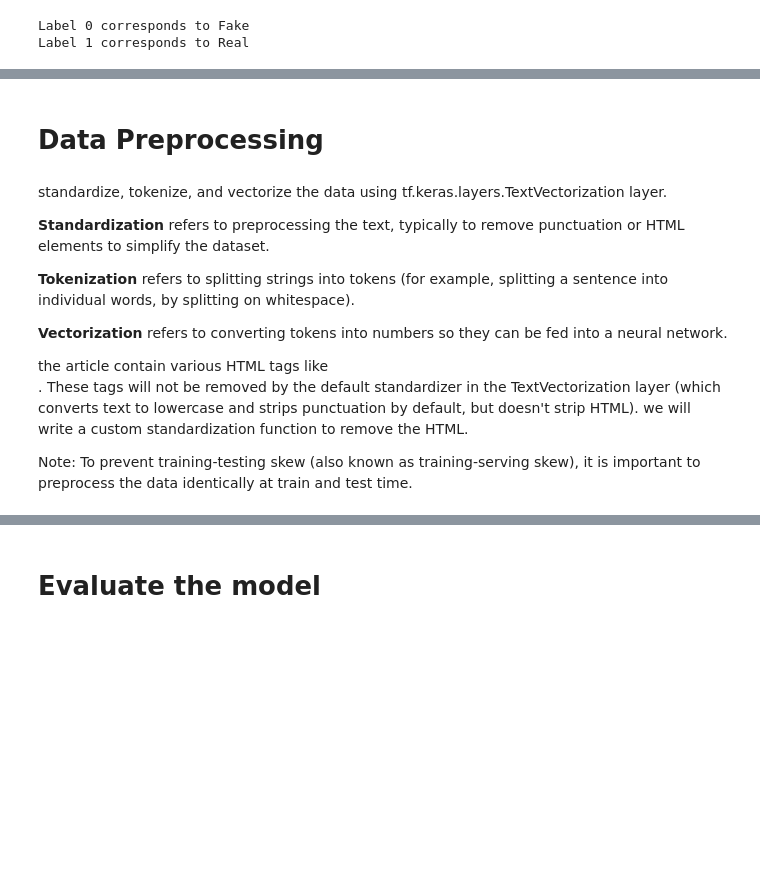
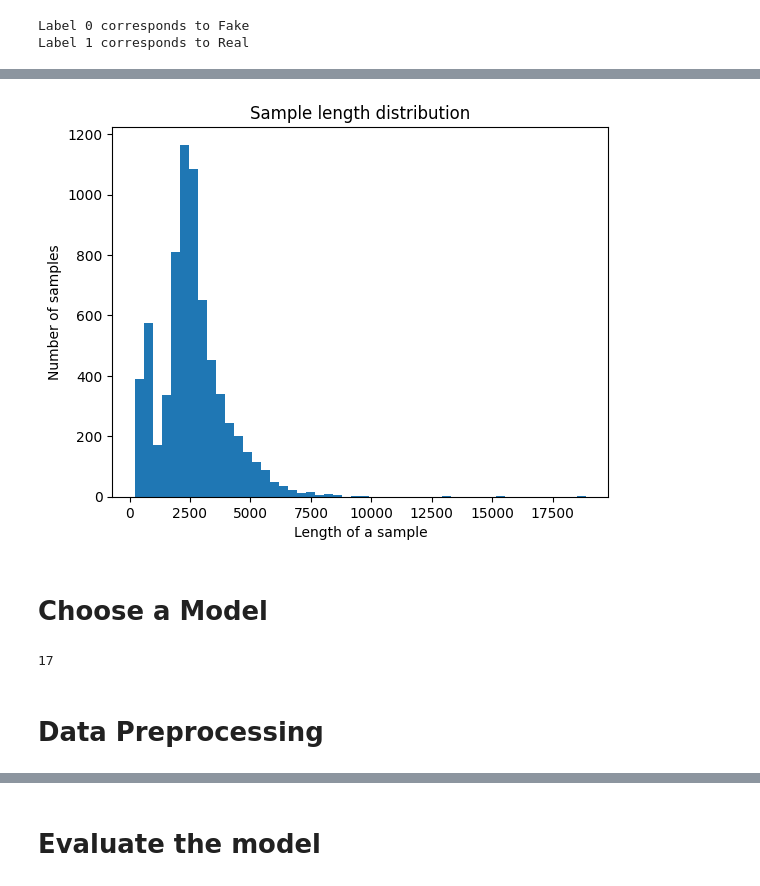
Before and after one commit to AnjaliDharmik/Fake-News-Detection, a Jupyter notebook: Model/Fake_News_Detection.ipynb, the cells around one changed output, grey strips where cells are left out. Saved outputs shown, nothing was run; the diff lists cells and outputs as text; code cells hidden in the pictures; blank space fills up the shorter version.

```diff
--- a/Model/Fake_News_Detection.ipynb
+++ b/Model/Fake_News_Detection.ipynb
@@ -101,14 +329,17 @@ Label 1 corresponds to Real
+# %%
+# Distribution of sample length: Distribution showing the number of words per sample in the dataset.
+plot_sample_length_distribution(train_text)
+# %% [output]
+[figure, added]
+# %% [markdown]
+# Choose a Model
+# %%
+# Calculate the number of samples/number of words per sample ratio.
+number_of_samples = len(train_text)
+number_of_words_per_sample = get_num_words_per_sample(train_text)
+ratio = number_of_samples / number_of_words_per_sample
+print(int(ratio))
+# %% [output]
+17
 # %% [markdown]
 # Data Preprocessing
-# %% [markdown]
-standardize, tokenize, and vectorize the data using tf.keras.layers.TextVectorization layer.
-
-**Standardization** refers to preprocessing the text, typically to remove punctuation or HTML elements to simplify the dataset.
-
-**Tokenization** refers to splitting strings into tokens (for example, splitting a sentence into individual words, by splitting on whitespace).
-
-**Vectorization** refers to converting tokens into numbers so they can be fed into a neural network.
-
-the article contain various HTML tags like <br />. These tags will not be removed by the default standardizer in the TextVectorization layer (which converts text to lowercase and strips punctuation by default, but doesn't strip HTML). we will write a custom standardization function to remove the HTML.
-
-Note: To prevent training-testing skew (also known as training-serving skew), it is important to preprocess the data identically at train and test time.
```
Also changed, not shown: parts of 55 cells of this notebook, 1 other file.
